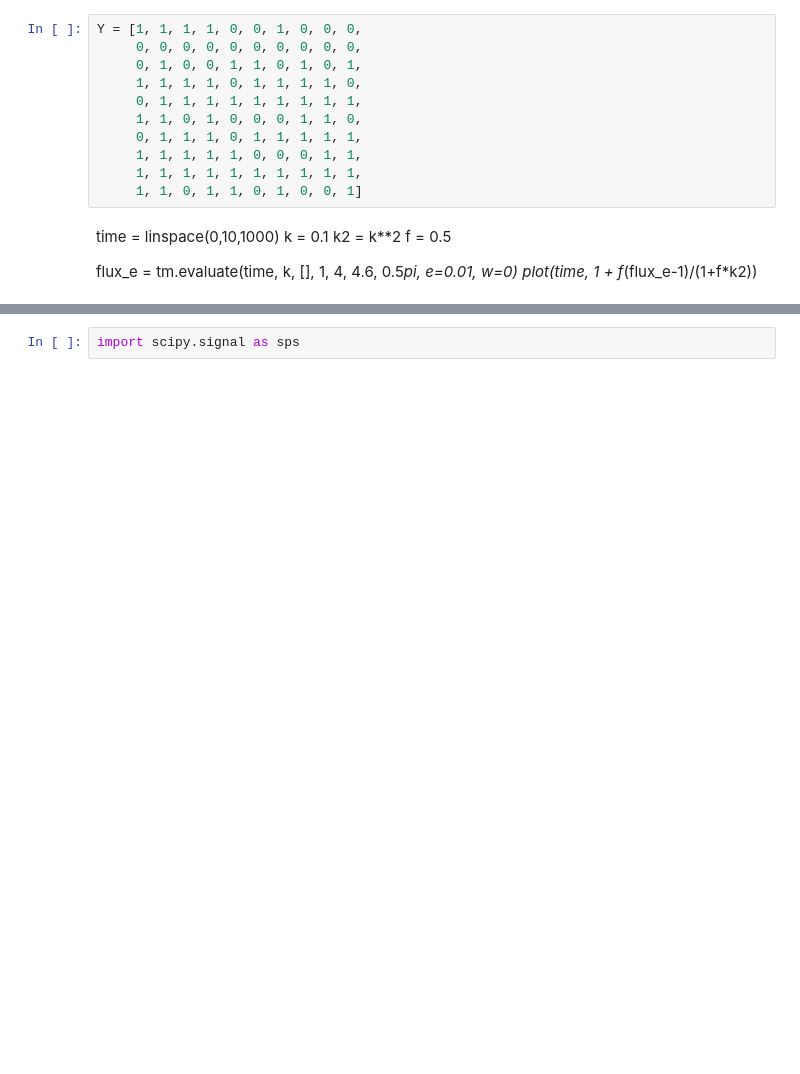
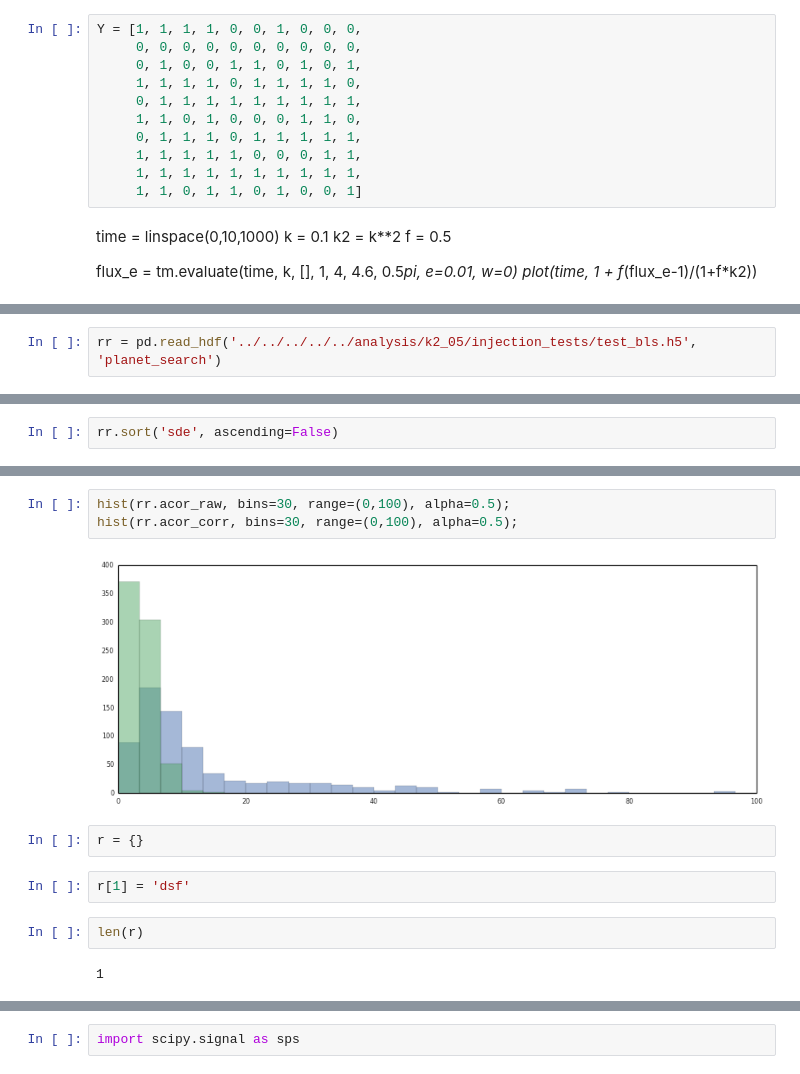
Before and after one commit to hpparvi/opents, a Jupyter notebook: notebooks/bls_search.ipynb, the cells around one changed output, grey strips where cells are left out. Cells and saved outputs as stored; diff of their text form; blank space fills up the shorter version.

```diff
--- a/notebooks/bls_search.ipynb
+++ b/notebooks/bls_search.ipynb
@@ -108,0 +111,2 @@ fig.tight_layout()
+# %%
+rr = pd.read_hdf('../../../../../analysis/k2_05/injection_tests/test_bls.h5', 'planet_search')
@@ -108,0 +117,2 @@ fig.tight_layout()
+# %%
+rr.sort('sde', ascending=False)
@@ -108,0 +138,13 @@ fig.tight_layout()
+# %%
+hist(rr.acor_raw, bins=30, range=(0,100), alpha=0.5);
+hist(rr.acor_corr, bins=30, range=(0,100), alpha=0.5);
+# %% [output]
+[figure, added]
+# %%
+r = {}
+# %%
+r[1] = 'dsf'
+# %%
+len(r)
+# %% [output]
+1
```
Also changed, not shown: parts of 11 cells of this notebook, 1 other file.
